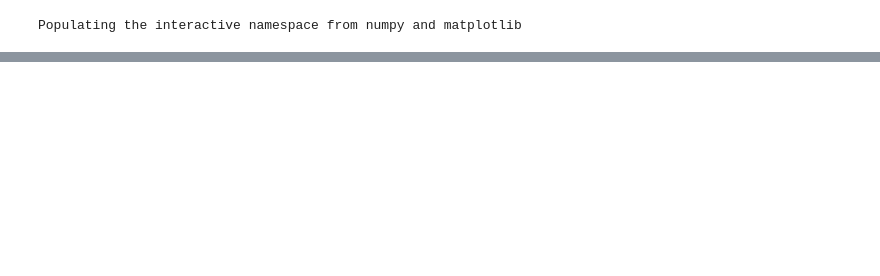
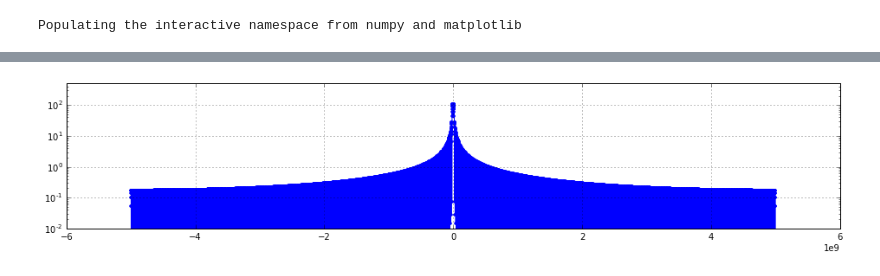
Before and after one commit to niobiumpro/Measurement-automation, a Jupyter notebook: Time-domain qubit measurements.ipynb, the cells around one changed output, grey strips where cells are left out. Cells and saved outputs as stored; diff of their text form; code cells hidden in the pictures; blank space fills up the shorter version.

```diff
--- a/Time-domain qubit measurements.ipynb
+++ b/Time-domain qubit measurements.ipynb
@@ -53,2 +52,12 @@ plt.xlim(0,20)
+# %%
+N = len(pulse.get_I_waveform())*10
+plot(fftshift(fftfreq(N, 0.1e-9)), abs(fftshift(fft(pulse.get_I_waveform(), n=N))), marker=".")
+# plt.xlim(0e6,200e6)
+plt.yscale("log")
+plt.ylim(1e-2, 5e2)
+plt.gcf().set_size_inches(16,3)
+plt.grid()
+# %% [output]
+[figure, added]
 # %%
 awg.output_pulse_sequence(pulse)
```
Also changed, not shown: parts of 43 cells of this notebook, 15 other files.
